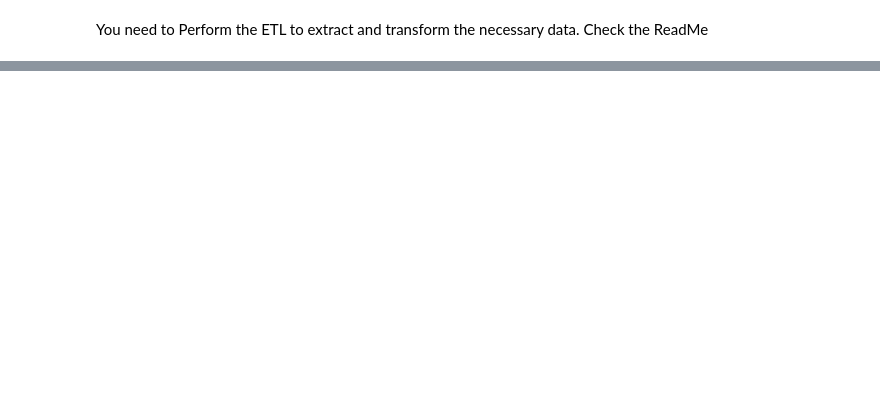
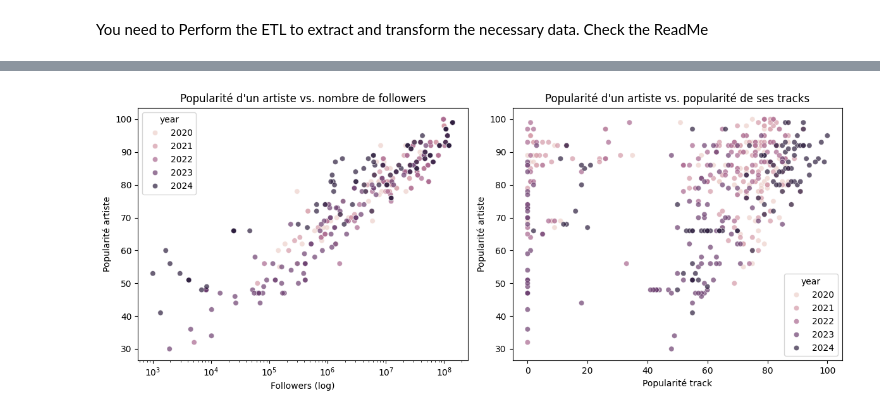
Before and after one commit to jul339/spotify_hits, a Jupyter notebook: notebooks/spotify_analysis.ipynb, the cells around one changed output, grey strips where cells are left out. Drawn from its saved outputs; the diff is of its cells as text; code cells hidden in the pictures; blank space fills up the shorter version.

```diff
--- a/notebooks/spotify_analysis.ipynb
+++ b/notebooks/spotify_analysis.ipynb
@@ -39,0 +25,41 @@ plt.show()
+# %%
+import matplotlib.pyplot as plt
+import seaborn as sns
+
+# Nettoyage : éviter les NaN ou valeurs aberrantes
+df_corr = df.dropna(subset=["artist_followers", "artist_popularity", "track_popularity"])
+df_corr = df_corr[df_corr["artist_followers"] > 1000]  # éviter les outliers trop petits
+
+plt.figure(figsize=(12, 5))
+
+# Popularité artiste vs. followers
+plt.subplot(1, 2, 1)
+sns.scatterplot(
+    data=df_corr,
+    x="artist_followers",
+    y="artist_popularity",
+    hue="year",
+    alpha=0.7
+)
+plt.xscale("log")
+plt.title("Popularité d'un artiste vs. nombre de followers")
+plt.xlabel("Followers (log)")
+plt.ylabel("Popularité artiste")
+
+# Popularité artiste vs. track
+plt.subplot(1, 2, 2)
+sns.scatterplot(
+    data=df_corr,
+    x="track_popularity",
+    y="artist_popularity",
+    hue="year",
+    alpha=0.7
+)
+plt.title("Popularité d'un artiste vs. popularité de ses tracks")
+plt.xlabel("Popularité track")
+plt.ylabel("Popularité artiste")
+
+plt.tight_layout()
+plt.show()
+# %% [output]
+[figure, added]
```
Also changed, not shown: parts of 8 cells of this notebook.
